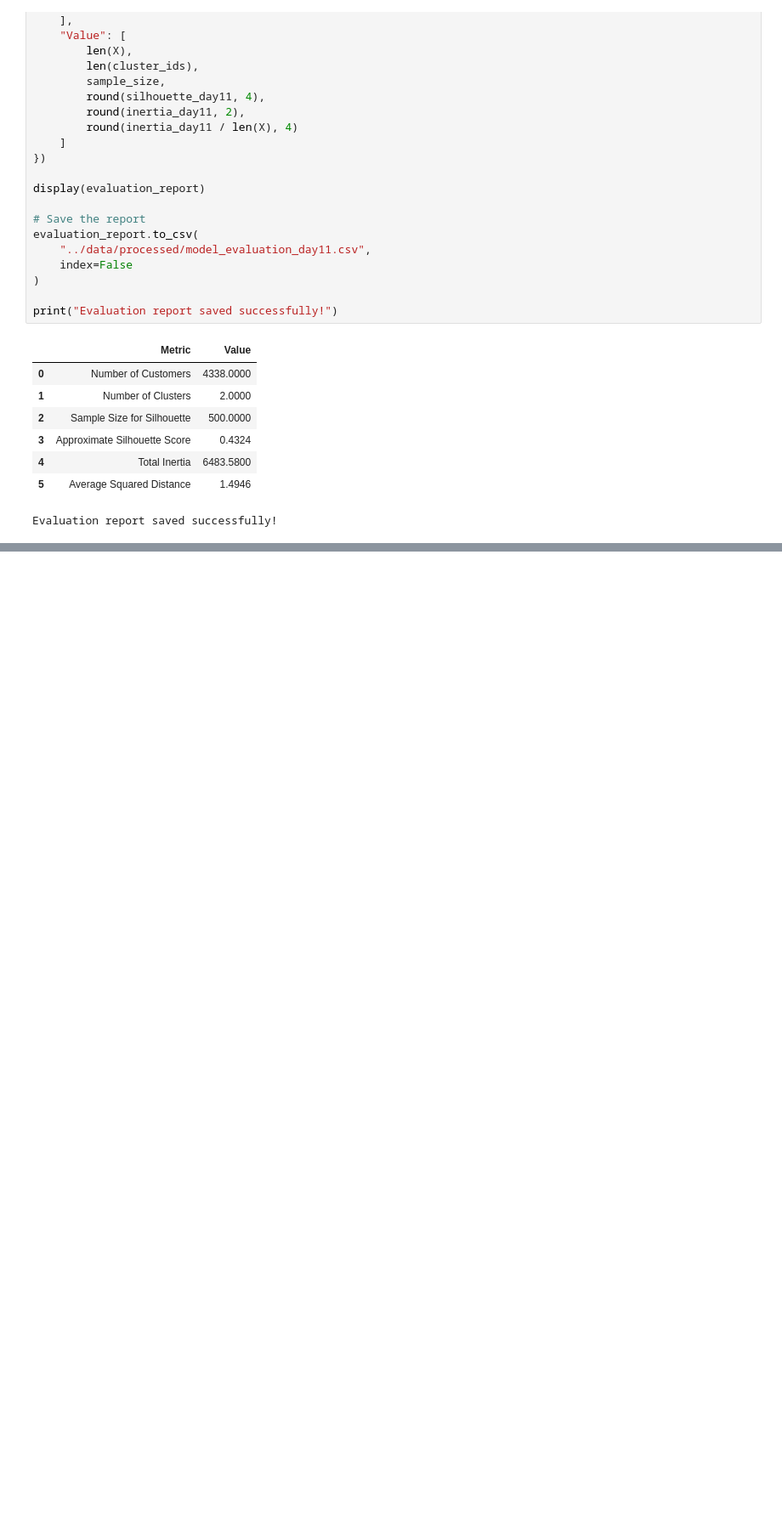
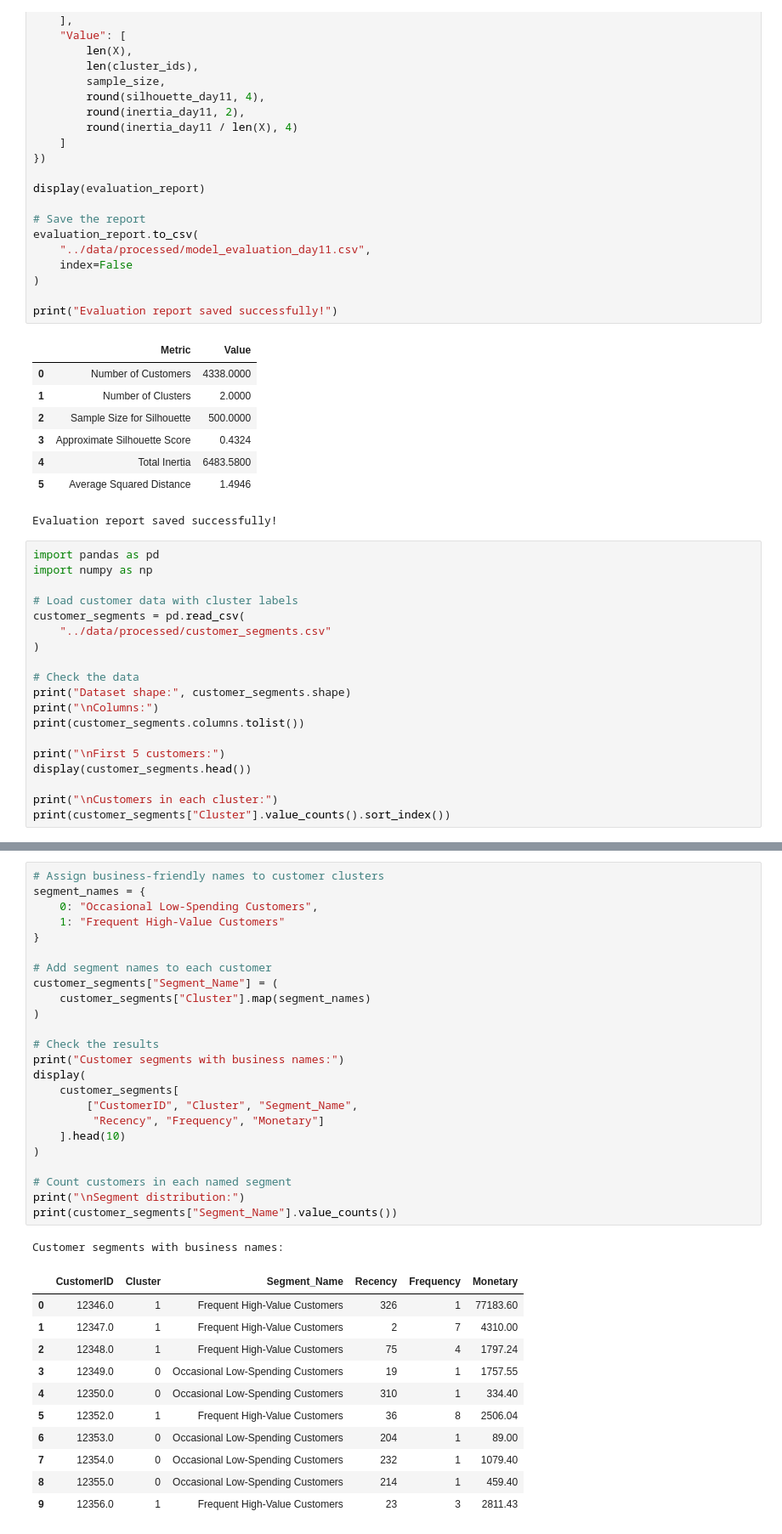
Before and after one commit to vanshika-2105/customer-segmentation-ml, a Jupyter notebook: notebooks/01_customer_segmentation_setup.ipynb, the cells around one changed output, grey strips where cells are left out. Shown at 85% size. Saved outputs shown, nothing was run; the diff lists cells and outputs as text; blank space fills up the shorter version.

Commit message:
feat: complete day 12 customer segment profiling

```diff
--- a/notebooks/01_customer_segmentation_setup.ipynb
+++ b/notebooks/01_customer_segmentation_setup.ipynb
@@ -1986,3 +1986,22 @@ print("Evaluation report saved successfully!")
 | 4 | Total Inertia | 6483.5800 |
 | 5 | Average Squared Distance | 1.4946 |
 Evaluation report saved successfully!
+# %%
+import pandas as pd
+import numpy as np
+
+# Load customer data with cluster labels
+customer_segments = pd.read_csv(
+    "../data/processed/customer_segments.csv"
+)
+
+# Check the data
+print("Dataset shape:", customer_segments.shape)
+print("\nColumns:")
+print(customer_segments.columns.tolist())
+
+print("\nFirst 5 customers:")
+display(customer_segments.head())
+
+print("\nCustomers in each cluster:")
+print(customer_segments["Cluster"].value_counts().sort_index())
@@ -1988,0 +2073,37 @@ Evaluation report saved successfully!
+# %%
+# Assign business-friendly names to customer clusters
+segment_names = {
+    0: "Occasional Low-Spending Customers",
+    1: "Frequent High-Value Customers"
+}
+
+# Add segment names to each customer
+customer_segments["Segment_Name"] = (
+    customer_segments["Cluster"].map(segment_names)
+)
+
+# Check the results
+print("Customer segments with business names:")
+display(
+    customer_segments[
+        ["CustomerID", "Cluster", "Segment_Name",
+         "Recency", "Frequency", "Monetary"]
+    ].head(10)
+)
+
+# Count customers in each named segment
+print("\nSegment distribution:")
+print(customer_segments["Segment_Name"].value_counts())
+# %% [output]
+Customer segments with business names:
+|  | CustomerID | Cluster | Segment_Name | Recency | Frequency | Monetary |
+| 0 | 12346.0 | 1 | Frequent High-Value Customers | 326 | 1 | 77183.60 |
+| 1 | 12347.0 | 1 | Frequent High-Value Customers | 2 | 7 | 4310.00 |
+| 2 | 12348.0 | 1 | Frequent High-Value Customers | 75 | 4 | 1797.24 |
+| 3 | 12349.0 | 0 | Occasional Low-Spending Customers | 19 | 1 | 1757.55 |
+| 4 | 12350.0 | 0 | Occasional Low-Spending Customers | 310 | 1 | 334.40 |
+| 5 | 12352.0 | 1 | Frequent High-Value Customers | 36 | 8 | 2506.04 |
+| 6 | 12353.0 | 0 | Occasional Low-Spending Customers | 204 | 1 | 89.00 |
+| 7 | 12354.0 | 0 | Occasional Low-Spending Customers | 232 | 1 | 1079.40 |
+| 8 | 12355.0 | 0 | Occasional Low-Spending Customers | 214 | 1 | 459.40 |
+| 9 | 12356.0 | 1 | Frequent High-Value Customers | 23 | 3 | 2811.43 |
```
Also changed, not shown: parts of 7 cells of this notebook, 1 other file.
